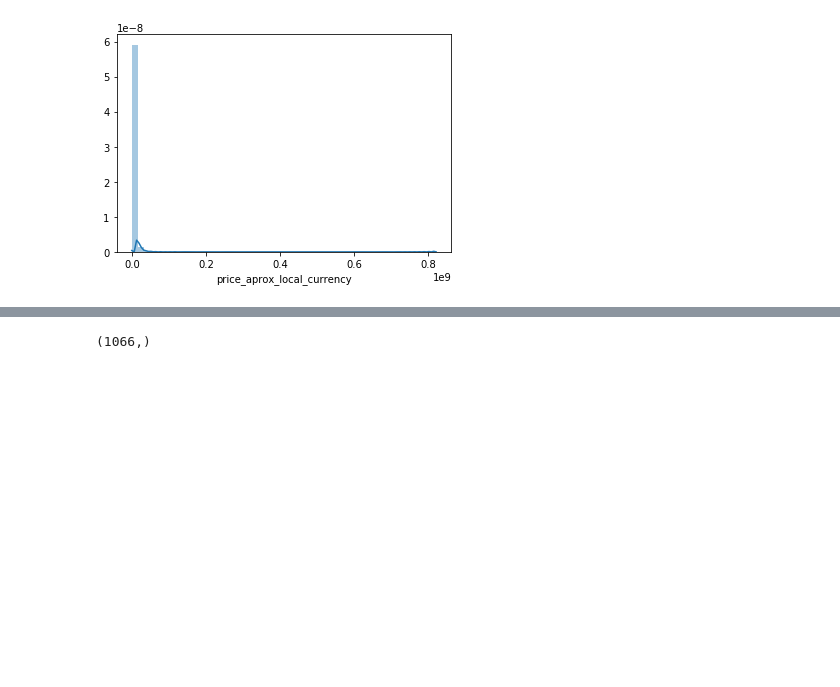
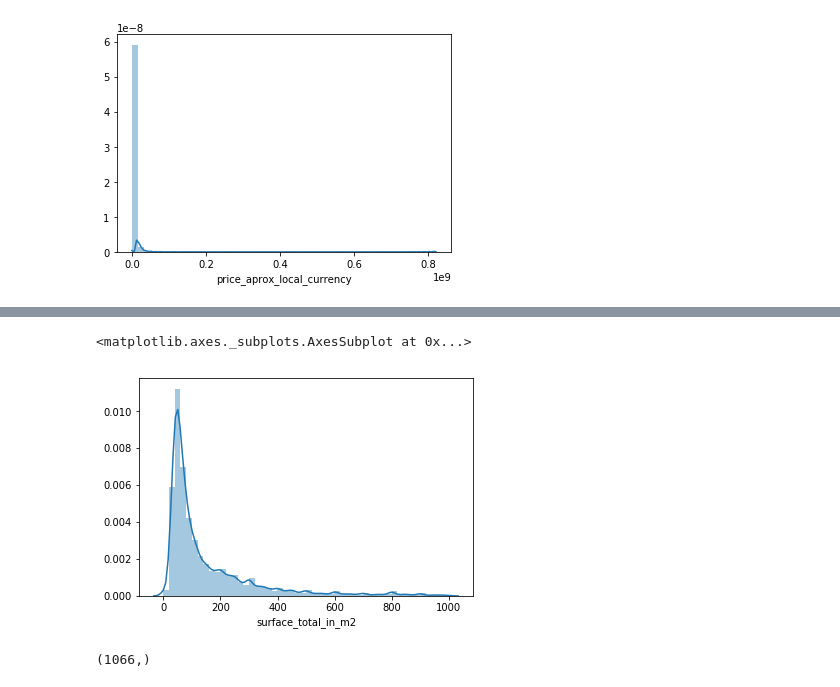
Before and after one commit to Villamaru/stunning-octo-waffle, a Jupyter notebook: 1-Pre_Analisis.ipynb, the cells around one changed output, grey strips where cells are left out. Cells and saved outputs as stored; diff of their text form; code cells hidden in the pictures; blank space fills up the shorter version.

```diff
--- a/1-Pre_Analisis.ipynb
+++ b/1-Pre_Analisis.ipynb
@@ -195,3 +191,9 @@ sns.distplot(properati.surface_total_in_m2.dropna())
+# %%
+aux = properati.surface_total_in_m2.dropna()
+sns.distplot(aux[aux<1000])
+# %% [output]
+<matplotlib.axes._subplots.AxesSubplot at 0x...>
+[figure, added]
 # %%
 aux = properati.surface_covered_in_m2.dropna()
 sns.distplot(aux[aux<600])
```
Also changed, not shown: parts of 3 cells of this notebook, 1 other file.
